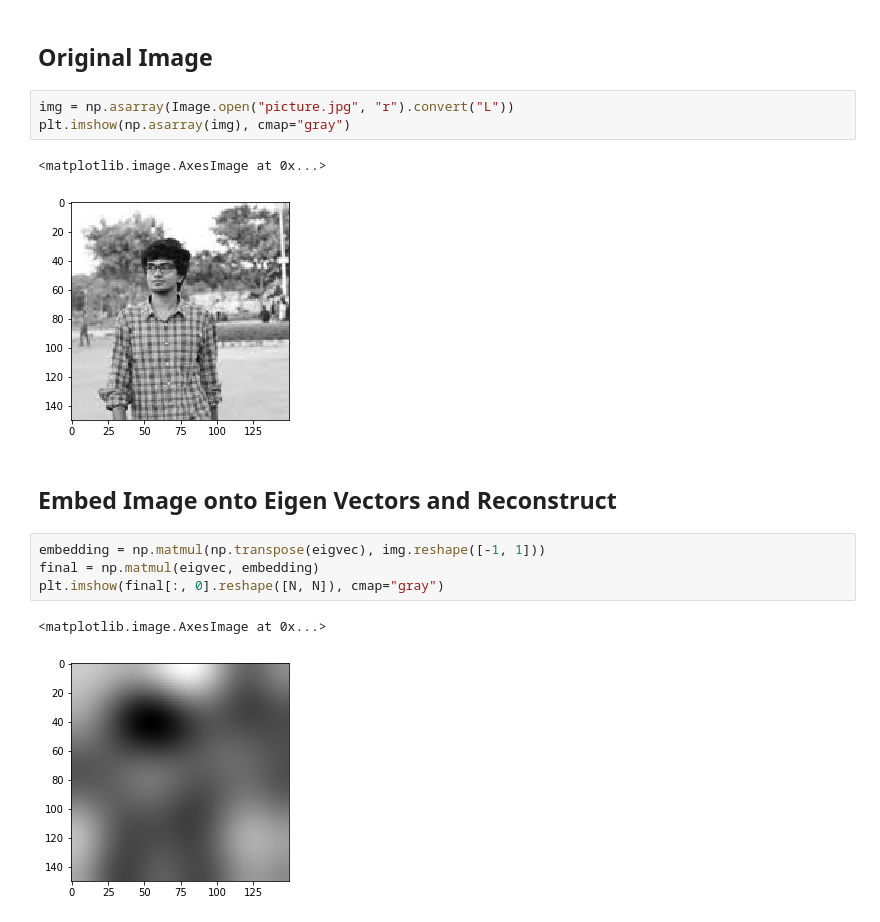
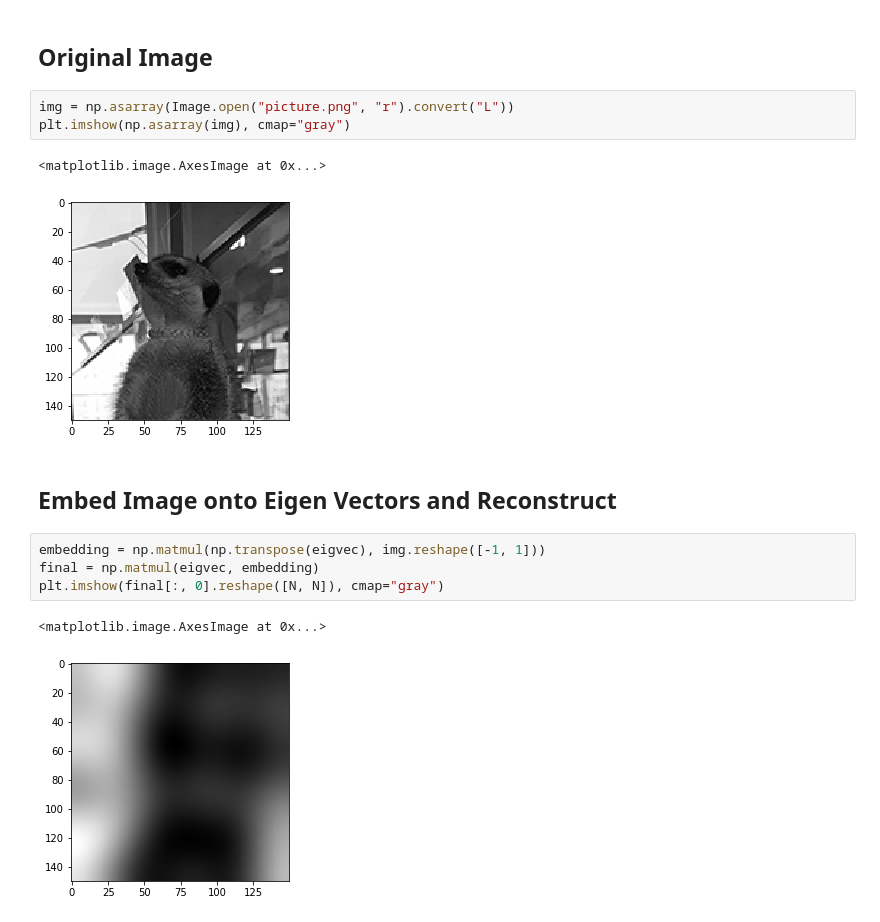
Before and after one commit to bitsauce/CSE291-I00_ML_on_3D_Data, a Jupyter notebook: homework4/Image-Laplacian.ipynb, the cells around one changed output. Saved outputs shown, nothing was run; the diff lists cells and outputs as text.

```diff
--- a/homework4/Image-Laplacian.ipynb
+++ b/homework4/Image-Laplacian.ipynb
@@ -31,11 +31,11 @@ eigval, eigvec = scipy.sparse.linalg.eigsh(laplacian, k=30, which="SM")
 # %% [markdown]
 ## Original Image
 # %%
-img = np.asarray(Image.open("picture.jpg", "r").convert("L"))
+img = np.asarray(Image.open("picture.png", "r").convert("L"))
 plt.imshow(np.asarray(img), cmap="gray")
 # %% [output]
 <matplotlib.image.AxesImage at 0x...>
-[figure, old version]
+[figure, new version]
 # %% [markdown]
 ## Embed Image onto Eigen Vectors and Reconstruct
 # %%
@@ -44,4 +44,4 @@ final = np.matmul(eigvec, embedding)
 plt.imshow(final[:, 0].reshape([N, N]), cmap="gray")
 # %% [output]
 <matplotlib.image.AxesImage at 0x...>
-[figure, old version]
+[figure, new version]
```
Also changed, not shown: 16 other files.
